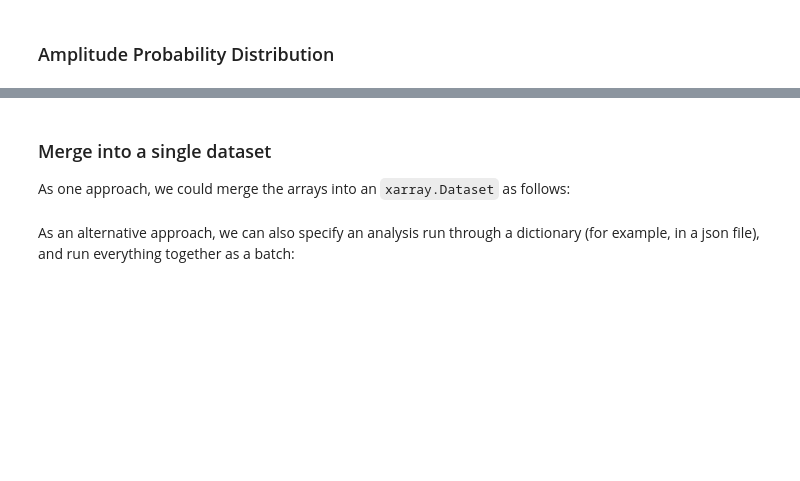
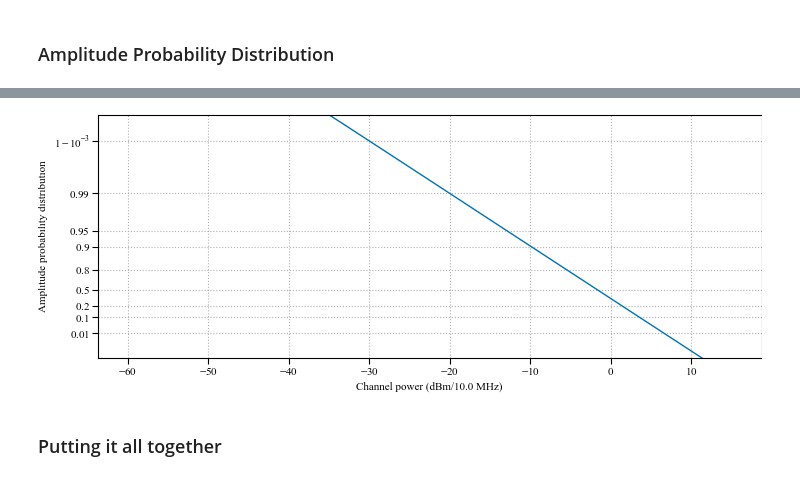
Before and after one commit to usnistgov/striqt, a Jupyter notebook: notebooks/demo_sea_cpu_compute.ipynb, the cells around one changed output, grey strips where cells are left out. Cells and saved outputs as stored; diff of their text form; code cells hidden in the pictures; blank space fills up the shorter version.

```diff
--- a/notebooks/demo_sea_cpu_compute.ipynb
+++ b/notebooks/demo_sea_cpu_compute.ipynb
@@ -179,13 +171,14 @@ AttributeError: 'numpy.ndarray' object has no attribute 'plot'
 # %% [markdown]
 ### Amplitude Probability Distribution
 # %%
-apd_bins = dict(power_low=-40, power_high=15, power_count=55 * 4 + 1)
+apd_bins = dict(power_low=-60., power_high=15., power_count=55 * 4 + 1)
 
 apd = channel_waveform.amplitude_probability_distribution(
     iq, analysis_bandwidth_Hz=analysis_bandwidth_Hz, **apd_bins
-)
+)()
 # %%
 %%timeit -n1 -r1
-apd = channel_waveform.amplitude_probability_distribution(
+
+channel_waveform.amplitude_probability_distribution(
     iq, analysis_bandwidth_Hz=analysis_bandwidth_Hz, **apd_bins
-)
+)()
@@ -192,11 +187,9 @@ apd = channel_waveform.amplitude_probability_distribution(
 # %%
 fig, ax = plt.subplots()
 apd.plot(ax=ax)
 
-ax.set_yscale('gamma-qq', k=1, major_ticks=16, db_ordinal=True)
+ax.set_yscale('gamma-qq', k=1, db_ordinal=True)
 figures.label_axis(ax.xaxis, apd, 'channel_power', tick_units=False)
 figures.label_axis(ax.yaxis, apd)
+# %% [output]
+[figure, added]
-# %% [markdown]
-### Merge into a single dataset
-
-As one approach, we could merge the arrays into an `xarray.Dataset` as follows:
@@ -221,3 +196,3 @@ ds
-# %% [markdown]
-As an alternative approach, we can also specify an analysis run through a dictionary (for example, in a json file), and run everything together as a batch:
+# %% [markdown]
+### Putting it all together
 # %%
```
Also changed, not shown: parts of 15 cells of this notebook, 5 other files.
